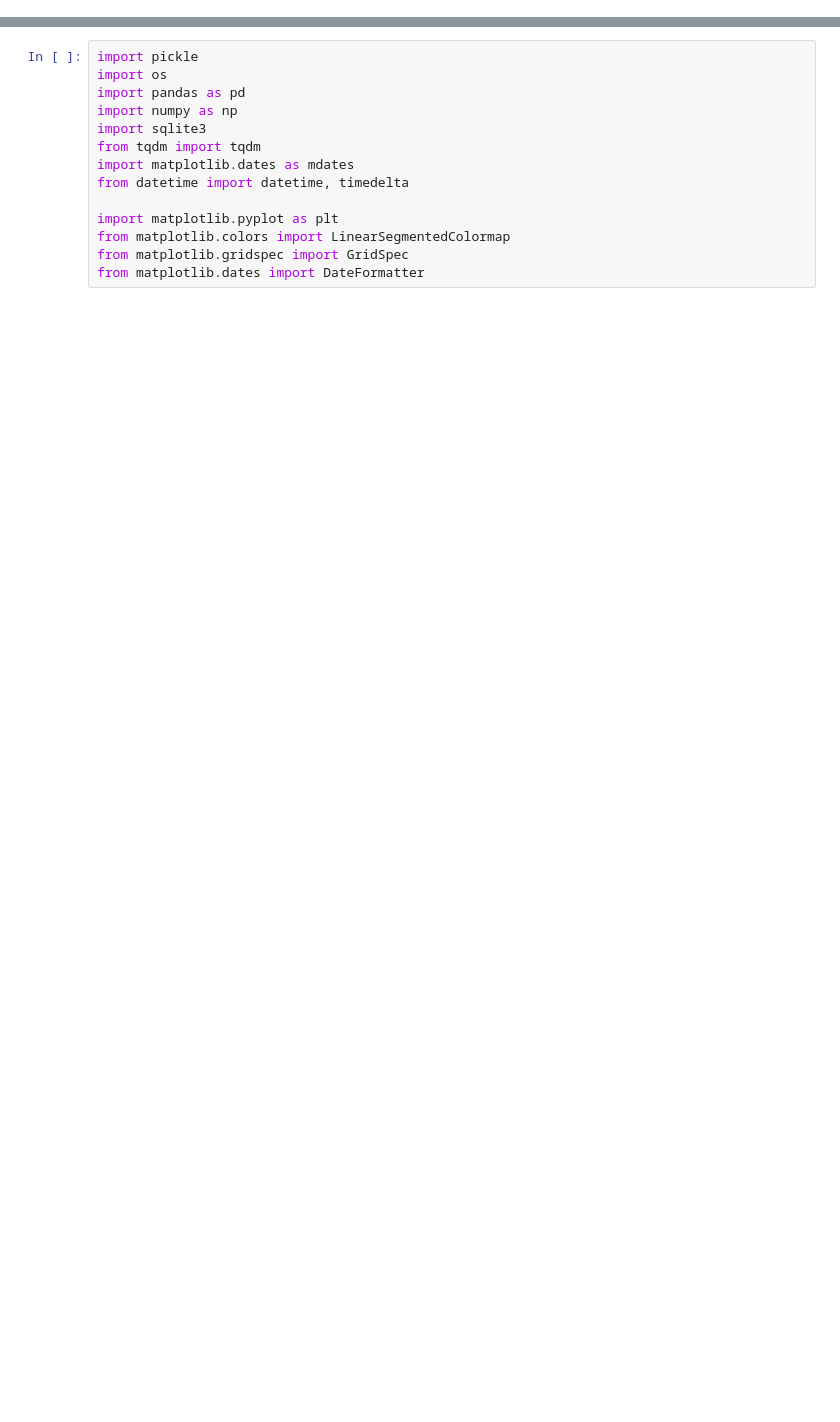
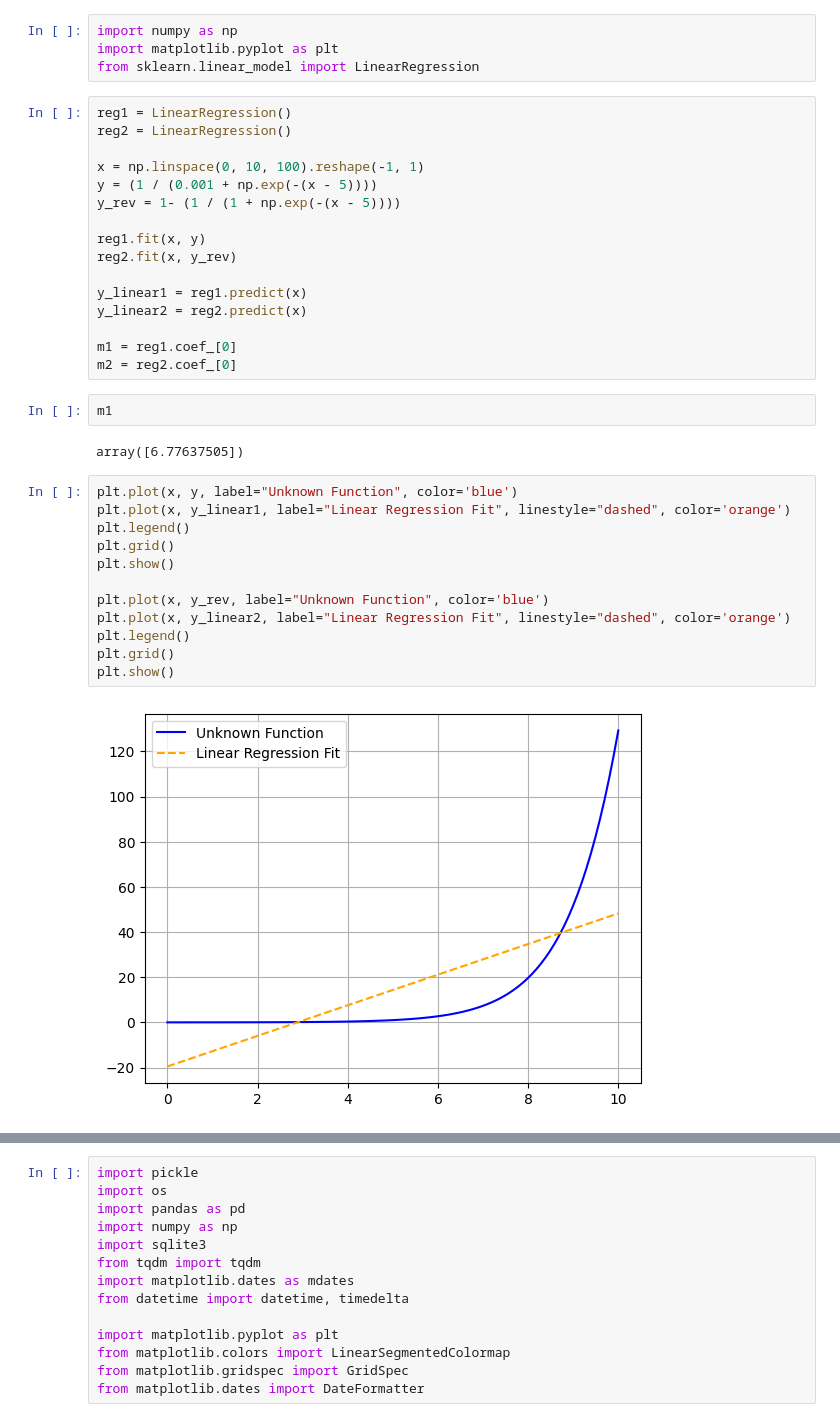
Before and after one commit to arkiven4/tinymonitor-web, a Jupyter notebook: try1.ipynb, the cells around one changed output, grey strips where cells are left out. Cells and saved outputs as stored; diff of their text form; blank space fills up the shorter version.

```diff
--- a/try1.ipynb
+++ b/try1.ipynb
@@ -0,0 +247,38 @@
+# %%
+import numpy as np
+import matplotlib.pyplot as plt
+from sklearn.linear_model import LinearRegression
+# %%
+reg1 = LinearRegression()
+reg2 = LinearRegression()
+
+x = np.linspace(0, 10, 100).reshape(-1, 1)
+y = (1 / (0.001 + np.exp(-(x - 5))))
+y_rev = 1- (1 / (1 + np.exp(-(x - 5))))
+
+reg1.fit(x, y)
+reg2.fit(x, y_rev)
+
+y_linear1 = reg1.predict(x)
+y_linear2 = reg2.predict(x)
+
+m1 = reg1.coef_[0]
+m2 = reg2.coef_[0]
+# %%
+m1
+# %% [output]
+array([6.77637505])
+# %%
+plt.plot(x, y, label="Unknown Function", color='blue')
+plt.plot(x, y_linear1, label="Linear Regression Fit", linestyle="dashed", color='orange')
+plt.legend()
+plt.grid()
+plt.show()
+
+plt.plot(x, y_rev, label="Unknown Function", color='blue')
+plt.plot(x, y_linear2, label="Linear Regression Fit", linestyle="dashed", color='orange')
+plt.legend()
+plt.grid()
+plt.show()
+# %% [output]
+[figure, added]
```
Also changed, not shown: parts of 27 cells of this notebook, 18 other files.
